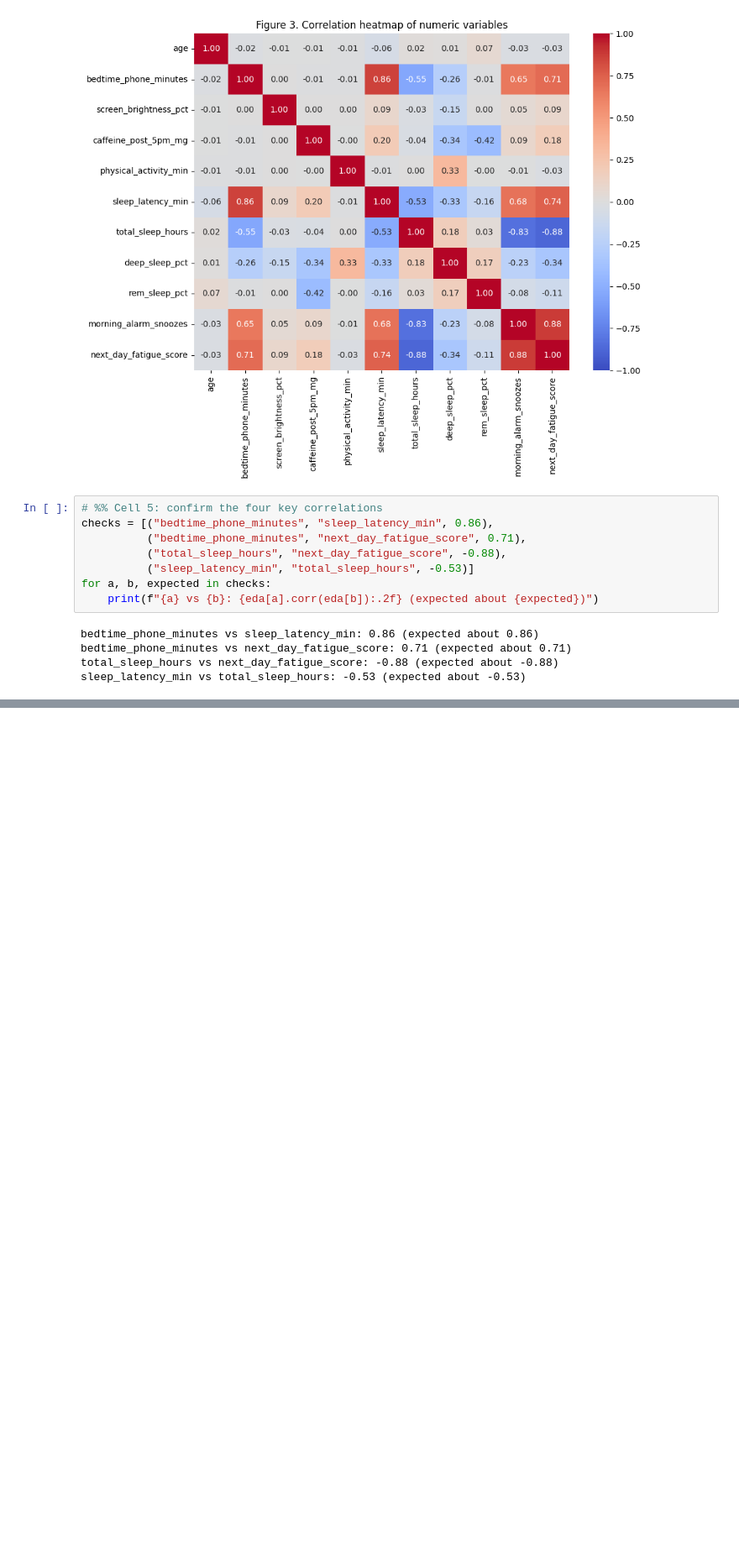
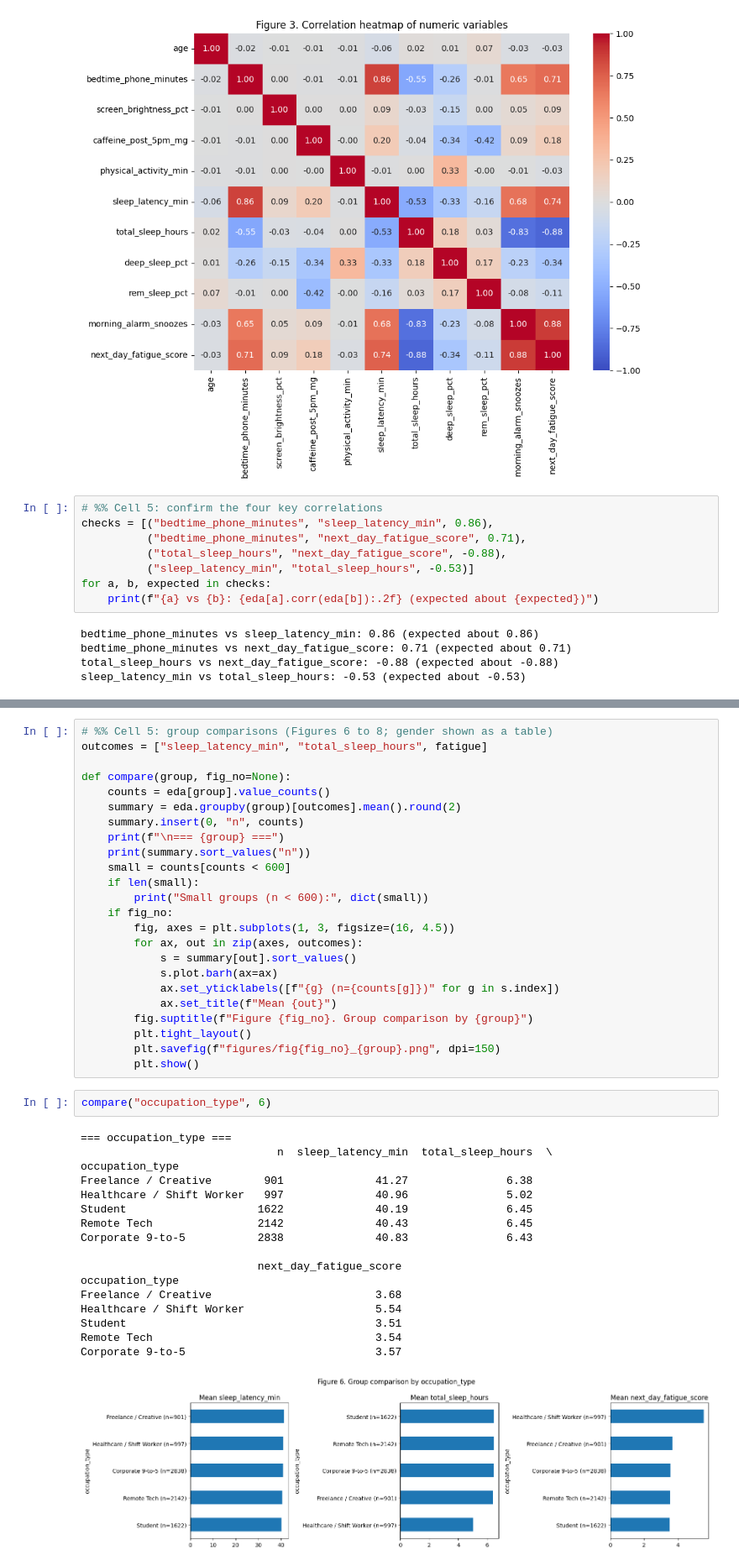
Before and after one commit to eu1dev/Data-Science, a Jupyter notebook: main.ipynb, the cells around one changed output, grey strips where cells are left out. Shown at 84% size. Drawn from its saved outputs; the diff is of its cells as text; blank space fills up the shorter version.

```diff
--- a/main.ipynb
+++ b/main.ipynb
@@ -245,0 +325,44 @@ sleep_latency_min vs total_sleep_hours: -0.53 (expected about -0.53)
+# %%
+# %% Cell 5: group comparisons (Figures 6 to 8; gender shown as a table)
+outcomes = ["sleep_latency_min", "total_sleep_hours", fatigue]
+
+def compare(group, fig_no=None):
+    counts = eda[group].value_counts()
+    summary = eda.groupby(group)[outcomes].mean().round(2)
+    summary.insert(0, "n", counts)
+    print(f"\n=== {group} ===")
+    print(summary.sort_values("n"))
+    small = counts[counts < 600]
+    if len(small):
+        print("Small groups (n < 600):", dict(small))
+    if fig_no:
+        fig, axes = plt.subplots(1, 3, figsize=(16, 4.5))
+        for ax, out in zip(axes, outcomes):
+            s = summary[out].sort_values()
+            s.plot.barh(ax=ax)
+            ax.set_yticklabels([f"{g} (n={counts[g]})" for g in s.index])
+            ax.set_title(f"Mean {out}")
+        fig.suptitle(f"Figure {fig_no}. Group comparison by {group}")
+        plt.tight_layout()
+        plt.savefig(f"figures/fig{fig_no}_{group}.png", dpi=150)
+        plt.show()
+# %%
+compare("occupation_type", 6)
+# %% [output]
+=== occupation_type ===
+                              n  sleep_latency_min  total_sleep_hours  \
+occupation_type
+Freelance / Creative        901              41.27               6.38
+Healthcare / Shift Worker   997              40.96               5.02
+Student                    1622              40.19               6.45
+Remote Tech                2142              40.43               6.45
+Corporate 9-to-5           2838              40.83               6.43
+
+                           next_day_fatigue_score
+occupation_type
+Freelance / Creative                         3.68
+Healthcare / Shift Worker                    5.54
+Student                                      3.51
+Remote Tech                                  3.54
+Corporate 9-to-5                             3.57
+[figure, added]
```
Also changed, not shown: parts of 17 cells of this notebook.
